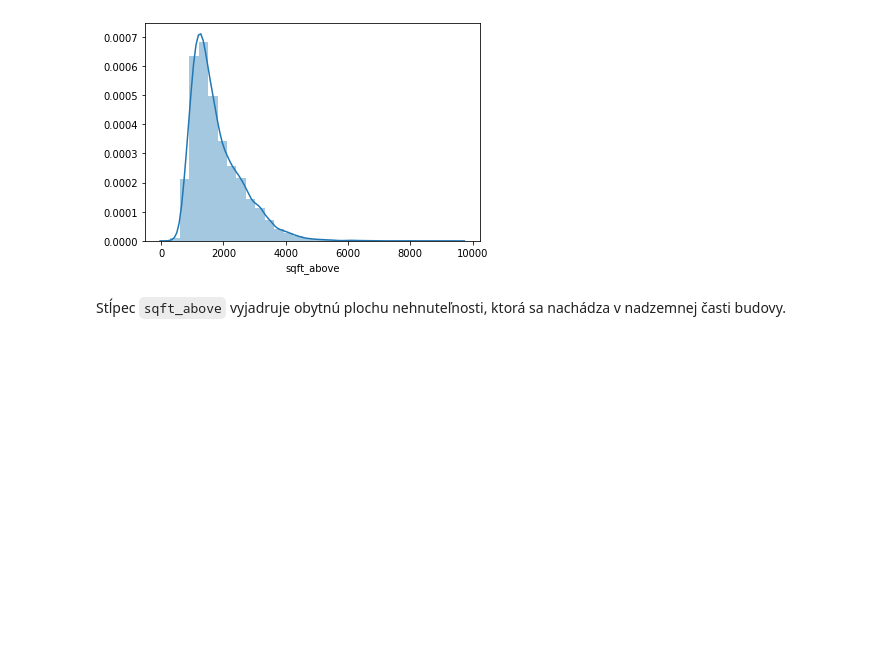
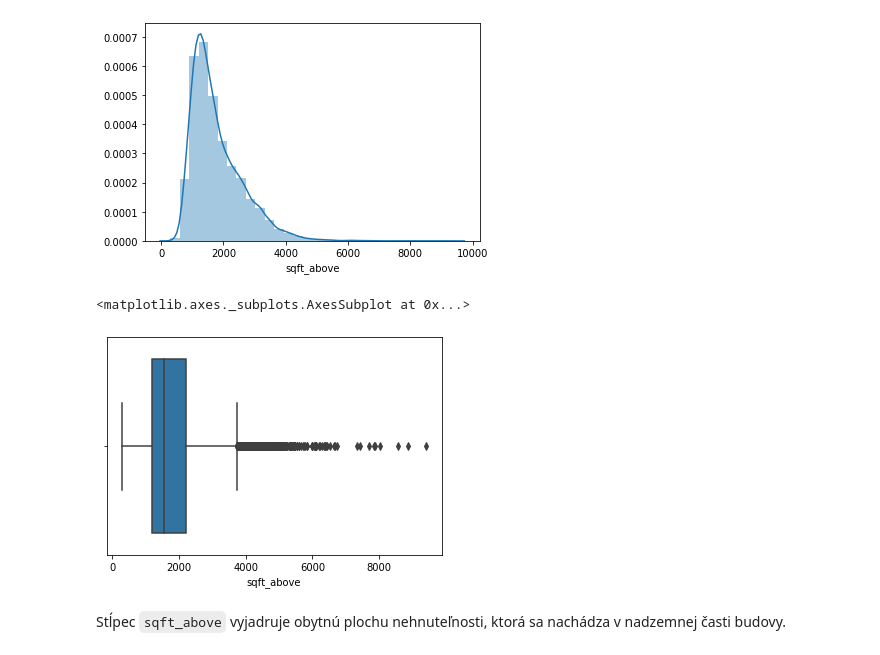
Before and after one commit to mirec3009/oznal_project, a Jupyter notebook: Explorativna_analyza.ipynb, the cells around one changed output. Cells and saved outputs as stored; diff of their text form; code cells hidden in the pictures; blank space fills up the shorter version.

```diff
--- a/Explorativna_analyza.ipynb
+++ b/Explorativna_analyza.ipynb
@@ -590,6 +595,11 @@ sns.distplot(df["sqft_above"], bins=30)
 # %% [output]
 <matplotlib.axes._subplots.AxesSubplot at 0x...>
 [figure]
+# %%
+sns.boxplot(df["sqft_above"])
+# %% [output]
+<matplotlib.axes._subplots.AxesSubplot at 0x...>
+[figure, added]
 # %% [markdown]
 Stĺpec `sqft_above` vyjadruje obytnú plochu nehnuteľnosti, ktorá sa nachádza v nadzemnej časti budovy.
 # %% [markdown]
```
Also changed, not shown: parts of 15 cells of this notebook.
